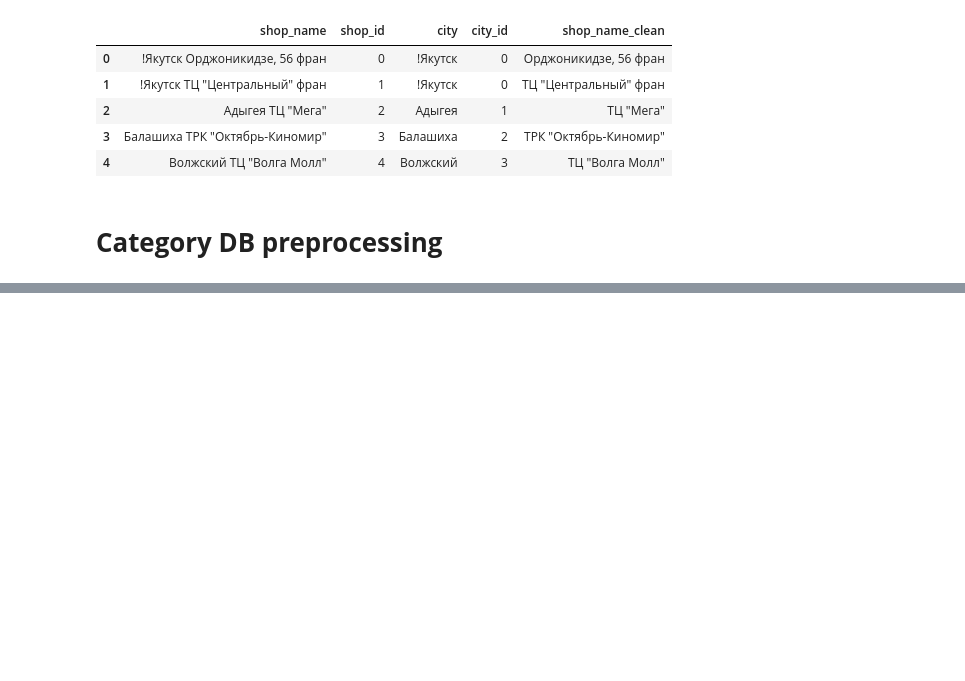
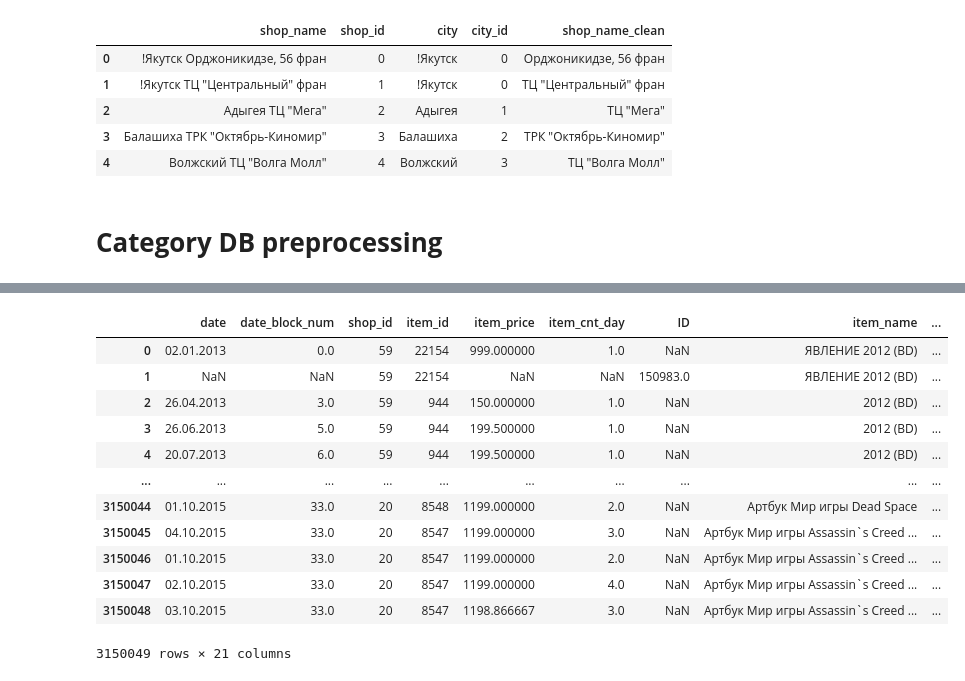
Before and after one commit to malowana/PredictFutureSales, a Jupyter notebook: Predict_Future_Sales.ipynb, the cells around one changed output, grey strips where cells are left out. Saved outputs shown, nothing was run; the diff lists cells and outputs as text; code cells hidden in the pictures; blank space fills up the shorter version.

```diff
--- a/Predict_Future_Sales.ipynb
+++ b/Predict_Future_Sales.ipynb
@@ -110,0 +225,3 @@ len(top_shops)
+# %%
+items_all = pd.merge(items, items_per_category, left_on = "item_category_id", right_on = "item_category_id")
+items_all
@@ -110,0 +257,11 @@ len(top_shops)
+# %%
+items_per_shops = (df_all[ ["shop_id", "item_id"] ]
+        .groupby(["shop_id"])
+        .agg(lambda x: len(set(x)) )
+        .reset_index()
+        .sort_values(by="item_id", ascending=False)
+        .rename(columns={"item_id": "items_per_shops"}))
+
+
+items_per_shops["cumsum"] = items_per_shops["items_per_shops"].cumsum()
+items_per_shops
@@ -110,0 +312,24 @@ len(top_shops)
+# %%
+def counter2(vals):
+        cntr = Counter()
+        cntr.update(vals)
+        return cntr
+
+import operator
+
+all_category_per_shops = (df_all[ ["shop_id", "item_category_id", "item_id"] ]
+        .groupby(["shop_id"])
+        .agg(
+            count_by_categories=("item_category_id", lambda x:  counter2(x) ),
+            mean_items=("item_id", np.mean),
+            # shopid=("shop_id",)
+            #top_item=(max(count_by_categories.iteritems(), key = lambda p: p[1]))
+            #worst_item=("item_id", np.min))
+        ))
+#stats = all_category_per_shops["count_by_categories"]
+#all_category_per_shops['top category'] = max(stats.iteritems(), key = lambda p: p[1])
+all_category_per_shops
+#all_category_per_shops2 = all_category_per_shops["count_by_categories"].apply(pd.Series).fillna(-1)
+#all_category_per_shops2.columns = ["category_{}".format(x) for x in all_category_per_shops2.columns]
+
+#all_category_per_shops2.head(5)
@@ -110,0 +369,19 @@ len(top_shops)
+# %%
+df_all = pd.merge(df_all, items_per_shops, left_on = "shop_id", right_on = "shop_id")
+df_all = pd.merge(df_all, all_category_per_shops, left_on = "shop_id", right_on = "shop_id")
+
+df_all
+# %% [output]
+|  | date | date_block_num | shop_id | item_id | item_price | item_cnt_day | ID | item_name | ... |
+| 0 | 02.01.2013 | 0.0 | 59 | 22154 | 999.000000 | 1.0 | NaN | ЯВЛЕНИЕ 2012 (BD) | ... |
+| 1 | NaN | NaN | 59 | 22154 | NaN | NaN | 150983.0 | ЯВЛЕНИЕ 2012 (BD) | ... |
+| 2 | 26.04.2013 | 3.0 | 59 | 944 | 150.000000 | 1.0 | NaN | 2012 (BD) | ... |
+| 3 | 26.06.2013 | 5.0 | 59 | 944 | 199.500000 | 1.0 | NaN | 2012 (BD) | ... |
+| 4 | 20.07.2013 | 6.0 | 59 | 944 | 199.500000 | 1.0 | NaN | 2012 (BD) | ... |
+| ... | ... | ... | ... | ... | ... | ... | ... | ... | ... |
+| 3150044 | 01.10.2015 | 33.0 | 20 | 8548 | 1199.000000 | 2.0 | NaN | Артбук Мир игры Dead Space | ... |
+| 3150045 | 04.10.2015 | 33.0 | 20 | 8547 | 1199.000000 | 3.0 | NaN | Артбук Мир игры Assassin`s Creed ... | ... |
+| 3150046 | 01.10.2015 | 33.0 | 20 | 8547 | 1199.000000 | 2.0 | NaN | Артбук Мир игры Assassin`s Creed ... | ... |
+| 3150047 | 02.10.2015 | 33.0 | 20 | 8547 | 1199.000000 | 4.0 | NaN | Артбук Мир игры Assassin`s Creed ... | ... |
+| 3150048 | 03.10.2015 | 33.0 | 20 | 8547 | 1198.866667 | 3.0 | NaN | Артбук Мир игры Assassin`s Creed ... | ... |
+3150049 rows × 21 columns
```
Also changed, not shown: parts of 53 cells of this notebook.
